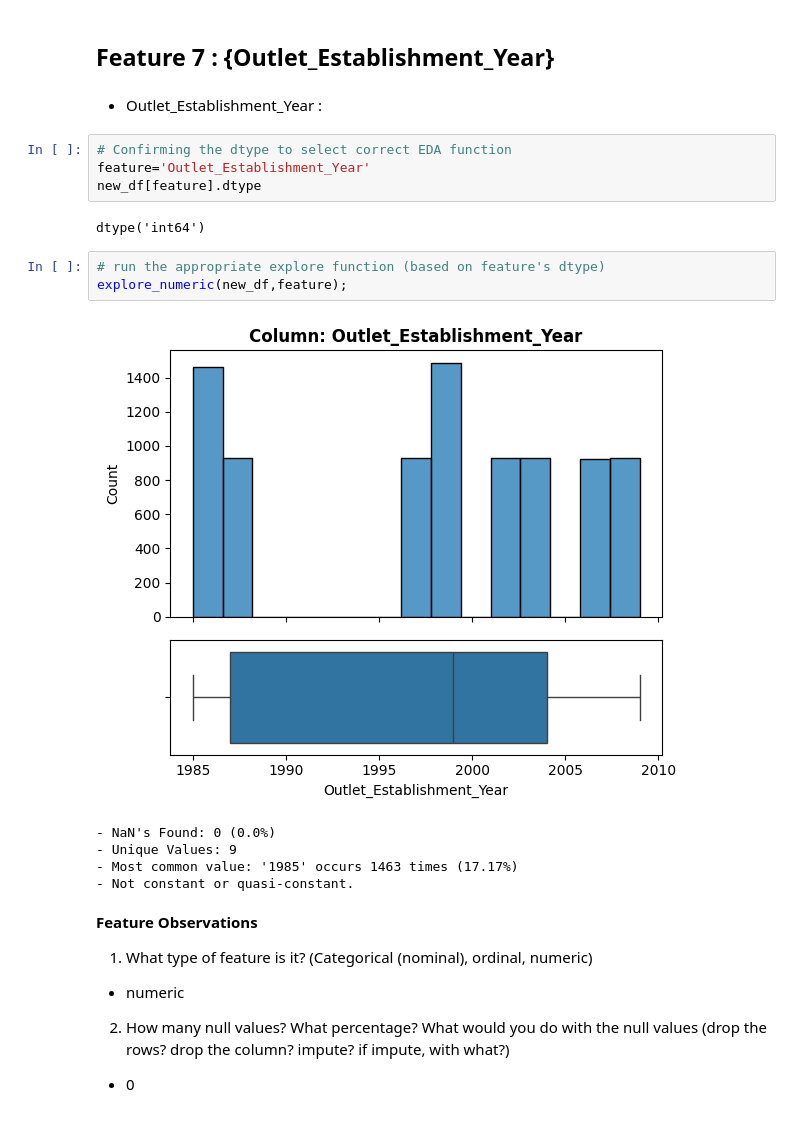
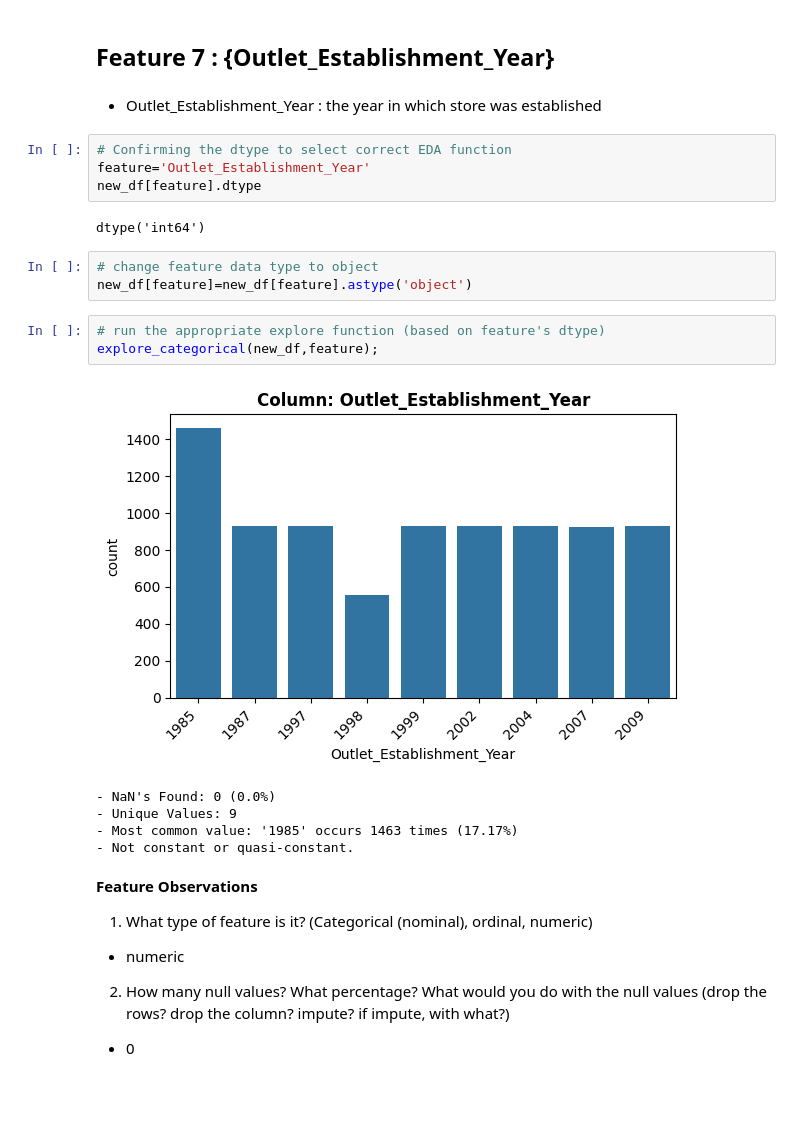
Before and after one commit to abeeraz379/Prediction-of-Product-sales, a Jupyter notebook: prediction of product sales.ipynb, the cells around one changed output. Drawn from its saved outputs; the diff is of its cells as text.

```diff
--- a/prediction of product sales.ipynb
+++ b/prediction of product sales.ipynb
@@ -866,19 +910,22 @@ plot_categorical_vs_target(new_df,feature ,'Item_Outlet_Sales' , placeholder=new
 ___
 # %% [markdown]
 ## Feature 7 : {Outlet_Establishment_Year}
-# %% [markdown]
-- Outlet_Establishment_Year :
+# %% [markdown]
+- Outlet_Establishment_Year : the year in which store was established
 # %%
 # Confirming the dtype to select correct EDA function
 feature='Outlet_Establishment_Year'
 new_df[feature].dtype
 # %% [output]
 dtype('int64')
+# %%
+# change feature data type to object
+new_df[feature]=new_df[feature].astype('object')
 # %%
 # run the appropriate explore function (based on feature's dtype)
-explore_numeric(new_df,feature);
+explore_categorical(new_df,feature);
 # %% [output]
-[figure, old version]
+[figure, new version]
 - NaN's Found: 0 (0.0%)
 - Unique Values: 9
 - Most common value: '1985' occurs 1463 times (17.17%)
```
Also changed, not shown: parts of 28 cells of this notebook.
